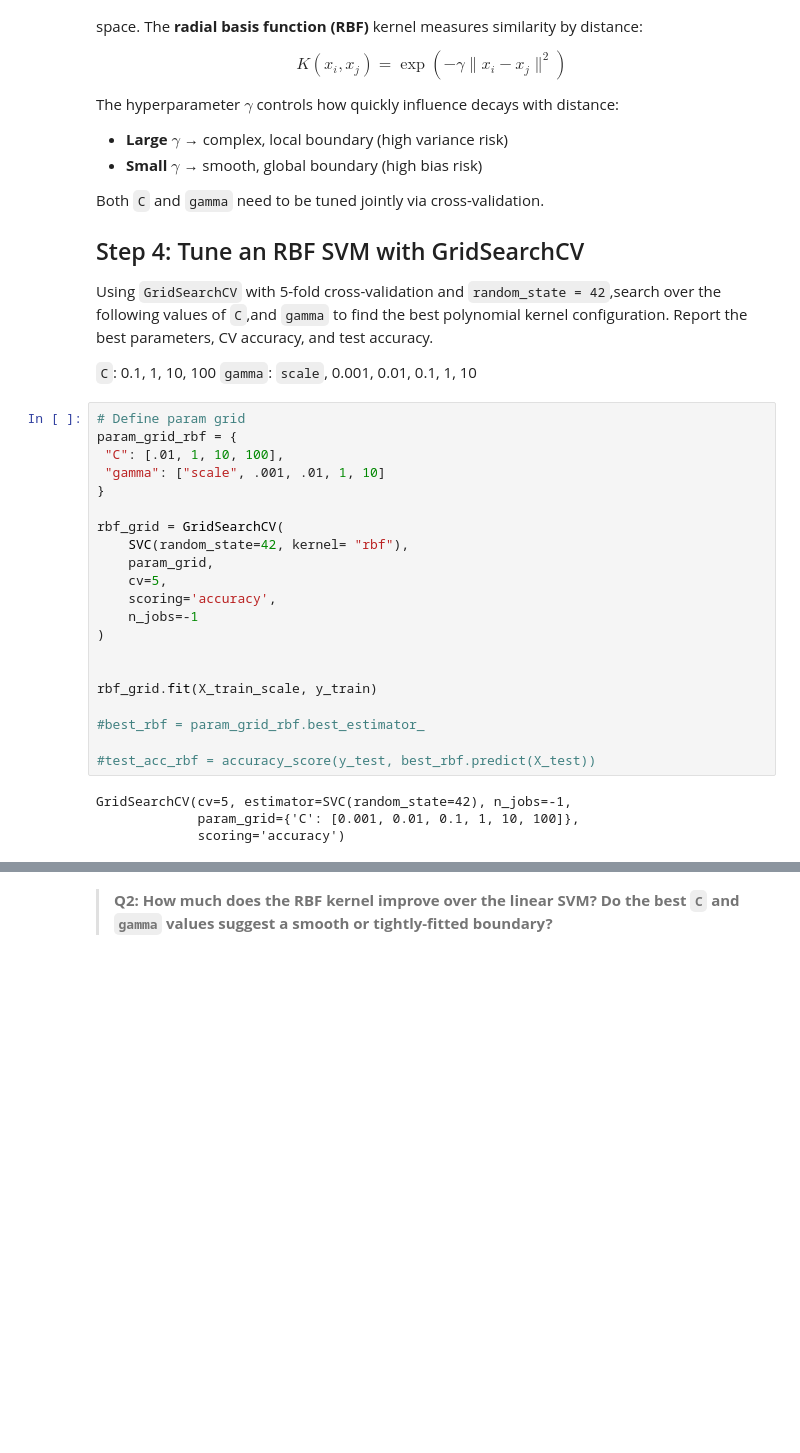
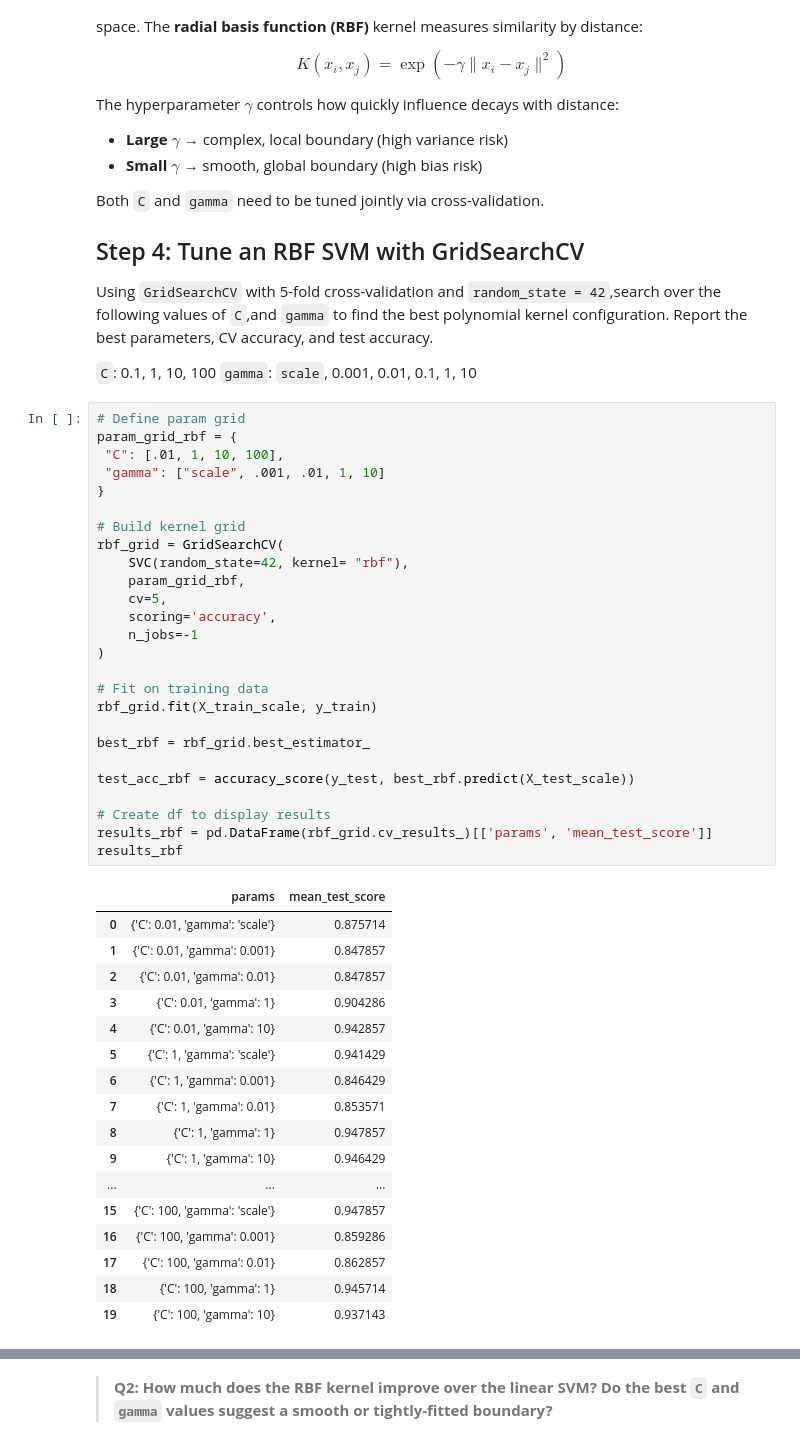
Before and after one commit to vedikaS-byte/eds232-labs, a Jupyter notebook: lab8.ipynb, the cells around one changed output, grey strips where cells are left out. Cells and saved outputs as stored; diff of their text form; blank space fills up the shorter version.

```diff
--- a/lab8.ipynb
+++ b/lab8.ipynb
@@ -153,25 +161,44 @@ Using `GridSearchCV` with 5-fold cross-validation and `random_state = 42`,search
 # %%
 # Define param grid
 param_grid_rbf = {
  "C": [.01, 1, 10, 100],
  "gamma": ["scale", .001, .01, 1, 10]
 }
 
+# Build kernel grid
 rbf_grid = GridSearchCV(
     SVC(random_state=42, kernel= "rbf"),
-    param_grid,
+    param_grid_rbf,
     cv=5,
     scoring='accuracy',
     n_jobs=-1
 )
 
-
+# Fit on training data
 rbf_grid.fit(X_train_scale, y_train)
 
-#best_rbf = param_grid_rbf.best_estimator_
+best_rbf = rbf_grid.best_estimator_
 
-#test_acc_rbf = accuracy_score(y_test, best_rbf.predict(X_test))
+test_acc_rbf = accuracy_score(y_test, best_rbf.predict(X_test_scale))
+
+# Create df to display results
+results_rbf = pd.DataFrame(rbf_grid.cv_results_)[['params', 'mean_test_score']]
+results_rbf
 # %% [output]
-GridSearchCV(cv=5, estimator=SVC(random_state=42), n_jobs=-1,
-             param_grid={'C': [0.001, 0.01, 0.1, 1, 10, 100]},
-             scoring='accuracy')
+|  | params | mean_test_score |
+| 0 | {'C': 0.01, 'gamma': 'scale'} | 0.875714 |
+| 1 | {'C': 0.01, 'gamma': 0.001} | 0.847857 |
+| 2 | {'C': 0.01, 'gamma': 0.01} | 0.847857 |
+| 3 | {'C': 0.01, 'gamma': 1} | 0.904286 |
+| 4 | {'C': 0.01, 'gamma': 10} | 0.942857 |
+| 5 | {'C': 1, 'gamma': 'scale'} | 0.941429 |
+| 6 | {'C': 1, 'gamma': 0.001} | 0.846429 |
+| 7 | {'C': 1, 'gamma': 0.01} | 0.853571 |
+| 8 | {'C': 1, 'gamma': 1} | 0.947857 |
+| 9 | {'C': 1, 'gamma': 10} | 0.946429 |
+| ... | ... | ... |
+| 15 | {'C': 100, 'gamma': 'scale'} | 0.947857 |
+| 16 | {'C': 100, 'gamma': 0.001} | 0.859286 |
+| 17 | {'C': 100, 'gamma': 0.01} | 0.862857 |
+| 18 | {'C': 100, 'gamma': 1} | 0.945714 |
+| 19 | {'C': 100, 'gamma': 10} | 0.937143 |
```
Also changed, not shown: parts of 16 cells of this notebook, 1 other file.
